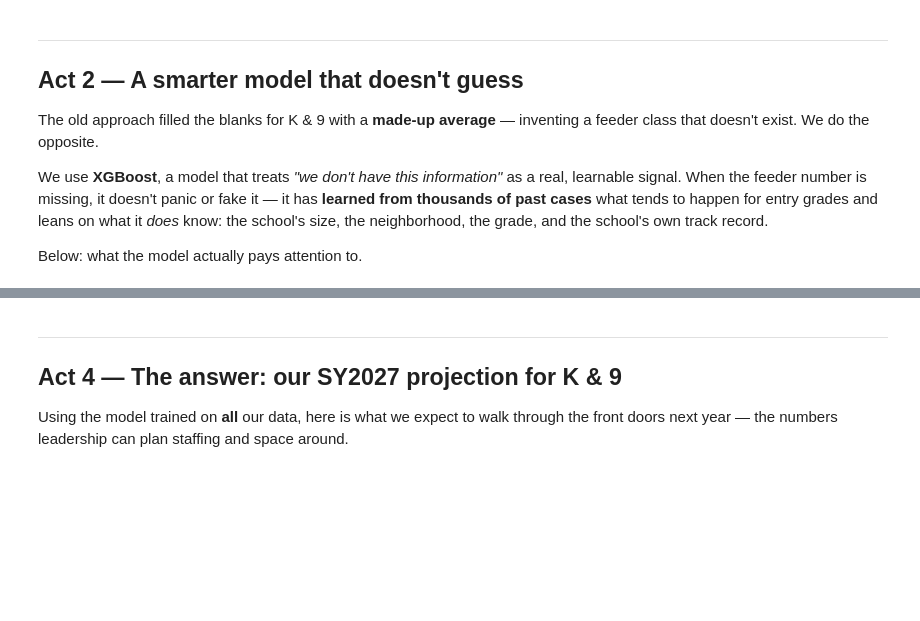
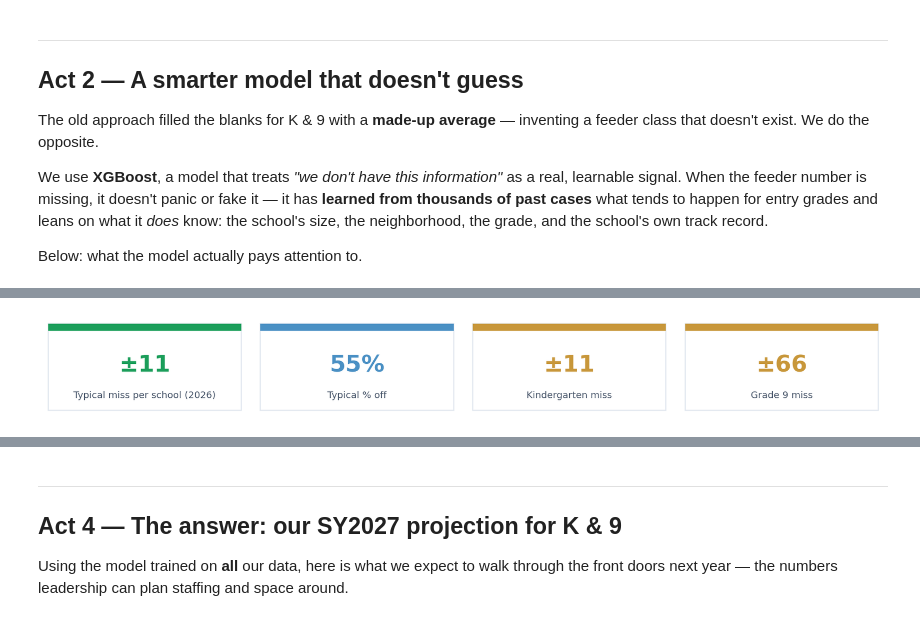
Before and after one commit to Neeravchil/District_Forecasting_Streamlit, a Jupyter notebook: XGBoost_KG_Grade9_Training.ipynb, the cells around one changed output, grey strips where cells are left out. Saved outputs shown, nothing was run; the diff lists cells and outputs as text; code cells hidden in the pictures; blank space fills up the shorter version.

Commit message:
Add grade-coverage audit, models, and app updates

```diff
--- a/XGBoost_KG_Grade9_Training.ipynb
+++ b/XGBoost_KG_Grade9_Training.ipynb
@@ -78,14 +78,9 @@ XGB_PARAMS=dict(n_estimators=100,max_depth=5,learning_rate=0.1,subsample=0.8,col
     objective="reg:squarederror",tree_method="hist",missing=np.nan,random_state=42,n_jobs=-1)
 
 def reg_metrics(y,yhat):
-    """Standard regression error metrics: MAE, RMSE, MAPE, MedAPE, R2."""
     y=np.asarray(y,float); yhat=np.asarray(yhat,float); err=yhat-y
     ss_res=np.sum(err**2); ss_tot=np.sum((y-y.mean())**2); pos=y>0
-    ape=np.abs(err[pos]/y[pos])*100          # absolute % error on positive actuals
-    return {"n":len(y),
-            "MAE":   float(np.mean(np.abs(err))) if len(y) else np.nan,   # avg miss (students)
-            "RMSE":  float(np.sqrt(np.mean(err**2))) if len(y) else np.nan, # penalises big misses
-            "MAPE":  float(np.mean(ape))   if pos.any() else np.nan,      # avg % off
-            "MedAPE":float(np.median(ape)) if pos.any() else np.nan,      # typical % off (robust)
-            "R2":    float(1-ss_res/ss_tot) if ss_tot>0 else np.nan}
+    return {"n":len(y),"MAE":float(np.mean(np.abs(err))),"RMSE":float(np.sqrt(np.mean(err**2))),
+            "R2":float(1-ss_res/ss_tot) if ss_tot>0 else np.nan,
+            "MAPE":float(np.mean(np.abs(err[pos]/y[pos]))*100) if pos.any() else np.nan}
 print("Setup ready.")
@@ -182,68 +184,34 @@ train=pdf[pdf[TIME_COL]<LATEST_YEAR]; test=pdf[pdf[TIME_COL]==LATEST_YEAR].copy(
 Xtr,ytr,wtr=make_xy(train)
 model_val=xgb.XGBRegressor(**XGB_PARAMS); model_val.fit(Xtr,ytr,sample_weight=wtr)
 test["PRED"]=model_val.predict(test[FEATURE_COLS])
-print(f"Tested on {len(test):,} school-grade records from {LATEST_YEAR} (a year the model never saw).")
 
-def metric_rows(segments):
-    rows=[]
-    for name, sub in segments:
-        m = reg_metrics(sub[LABEL_COL], sub["PRED"]) if len(sub) else \
-            {"n":0,"MAE":np.nan,"RMSE":np.nan,"MAPE":np.nan,"MedAPE":np.nan,"R2":np.nan}
-        rows.append({"Segment":name, **m})
-    return pd.DataFrame(rows)
+overall=reg_metrics(test[LABEL_COL],test["PRED"])
+def gmae(g):
+    s=test[test["GRADE"]==g]
+    return reg_metrics(s[LABEL_COL],s["PRED"])["MAE"] if len(s) else np.nan
 
-per_grade=[(f"Grade {g}", test[test["GRADE"]==g]) for g in present]
-overall=reg_metrics(test[LABEL_COL], test["PRED"])
-
-# ── Full metrics table (printed) ─────────────────────────────────────────────
-tbl=metric_rows([("ALL grades", test)] + per_grade)
-disp=tbl.copy()
-for c in ["MAE","RMSE","MAPE","MedAPE"]: disp[c]=disp[c].round(1)
-disp["R2"]=disp["R2"].round(3)
-print(f"\nValidation metrics — held-out year {LATEST_YEAR} (MAE/RMSE in students; MAPE/MedAPE in %):")
-print(disp[["Segment","n","MAE","RMSE","MAPE","MedAPE","R2"]].to_string(index=False))
-
-# ── Headline KPI cards: the four metrics ─────────────────────────────────────
 kpi_row([
-    (f"{overall['MAE']:.1f}",    "MAE  ·  avg miss (students)", GREEN),
-    (f"{overall['RMSE']:.1f}",   "RMSE  ·  big-miss measure",   NAVY),
-    (f"{overall['MAPE']:.1f}%",  "MAPE  ·  average % off",      SKY),
-    (f"{overall['MedAPE']:.1f}%","MedAPE  ·  typical % off",    GOLD),
+    (f"±{overall['MAE']:.0f}", f"Typical miss per school ({LATEST_YEAR})", GREEN),
+    (f"{overall['MAPE']:.0f}%", "Typical % off", SKY),
+    (f"±{gmae('K'):.0f}" if np.isfinite(gmae('K')) else "n/a", "Kindergarten miss", GOLD),
+    (f"±{gmae('9'):.0f}" if np.isfinite(gmae('9')) else "n/a", "Grade 9 miss", GOLD),
 ])
 
-# ── Scorecard table: overall vs the two entry grades ─────────────────────────
-score=metric_rows([("ALL grades", test),
-                   ("Kindergarten", test[test["GRADE"]=="K"]),
-                   ("Grade 9", test[test["GRADE"]=="9"])])
-cols=["MAE","RMSE","MAPE","MedAPE"]
-fig, ax=plt.subplots(figsize=(8.8,2.5)); ax.axis("off")
-cell=[[("n/a" if not np.isfinite(r[c]) else (f"{r[c]:.1f}" if c in ("MAE","RMSE") else f"{r[c]:.1f}%"))
-       for c in cols] for _,r in score.iterrows()]
-t=ax.table(cellText=cell, rowLabels=score["Segment"].tolist(), colLabels=cols, loc="center", cellLoc="center")
-t.auto_set_font_size(False); t.set_fontsize(11.5); t.scale(1,1.8)
-for (rr,cc),co in t.get_celld().items():
-    co.set_edgecolor("white"); co.set_linewidth(1.5)
-    if rr==0: co.set_facecolor(NAVY); co.get_text().set_color("white"); co.get_text().set_weight("bold")
-    elif cc==-1: co.set_facecolor("#F1F5F9"); co.get_text().set_weight("bold")
-    elif rr in (2,3): co.set_facecolor("#FBF3E2")          # K & 9 rows tinted gold
-    else: co.set_facecolor("#FFFFFF")
-storyboard(fig, "Accuracy scorecard — overall vs the entry grades",
-           "MAE & RMSE in students; MAPE & MedAPE in %. MedAPE is the robust headline (ignores a few big outliers).")
+# Accuracy by grade
+gv=pd.DataFrame([{"GRADE":g,"MAE":gmae(g)} for g in present])
+gv=gv.dropna(subset=["MAE"])
+fig, ax=plt.subplots(figsize=(11,4.6))
+colors=[GOLD if g in ENTRY_GRADES else SKY for g in gv["GRADE"]]
+bars=ax.bar([("Grade "+g) for g in gv["GRADE"]], gv["MAE"], color=colors, width=0.72)
+bar_labels(ax, bars, fmt="{:.0f}")
+ax.axhline(overall["MAE"], color=NAVY, ls="--", lw=1.3)
+ax.text(len(gv)-0.5, overall["MAE"], f"  avg ±{overall['MAE']:.0f}", color=NAVY, va="bottom", fontsize=9.5)
+ax.set_ylabel("typical miss (students per school)"); ax.tick_params(axis="x", rotation=45)
+storyboard(fig, "How close are we, grade by grade?",
+           "Shorter bars = more accurate. Gold = our two entry grades, K & 9.")
 plt.show()
 
-# ── Per-grade error: MAE and MedAPE side by side ─────────────────────────────
-gv=metric_rows(per_grade).dropna(subset=["MAE"])
-fig, axes=plt.subplots(1,2,figsize=(14,4.6))
-for ax,(m,unit,fmt) in zip(axes, [("MAE"," (students)","{:.0f}"),("MedAPE"," (%)","{:.0f}%")]):
-    colors=[GOLD if seg.split()[-1] in ENTRY_GRADES else SKY for seg in gv["Segment"]]
-    bars=ax.bar([seg.replace("Grade ","Gr ") for seg in gv["Segment"]], gv[m], color=colors, width=0.72)
-    bar_labels(ax, bars, fmt=fmt)
-    ax.set_ylabel(m+unit); ax.tick_params(axis="x", rotation=45)
-storyboard(fig, "How close are we, grade by grade?",
-           "Left: MAE (students). Right: MedAPE (% off). Gold = entry grades K & 9. Shorter is better.")
-plt.show()
-
-# ── Predicted vs actual ──────────────────────────────────────────────────────
+# Predicted vs actual
 fig, ax=plt.subplots(figsize=(6.6,6.6))
 ax.scatter(test[LABEL_COL], test["PRED"], s=12, color="#CBD5E1", alpha=0.65, label="Other grades")
 for g,clr in zip(ENTRY_GRADES,[RED,GOLD]):
@@ -261,3 +229,4 @@ plt.show()
 k9_val=(test[test["GRADE"].isin(ENTRY_GRADES)]
         .loc[:,["SCHOOL_KEY","GRADE","NETWORK",LABEL_COL,"PRED"]]
         .assign(PRED=lambda d:d["PRED"].round(0)))
+# %% [output]
@@ -263,0 +234 @@ k9_val=(test[test["GRADE"].isin(ENTRY_GRADES)]
+[figure, added]
```
Also changed, not shown: parts of 6 cells of this notebook, 10 other files.
